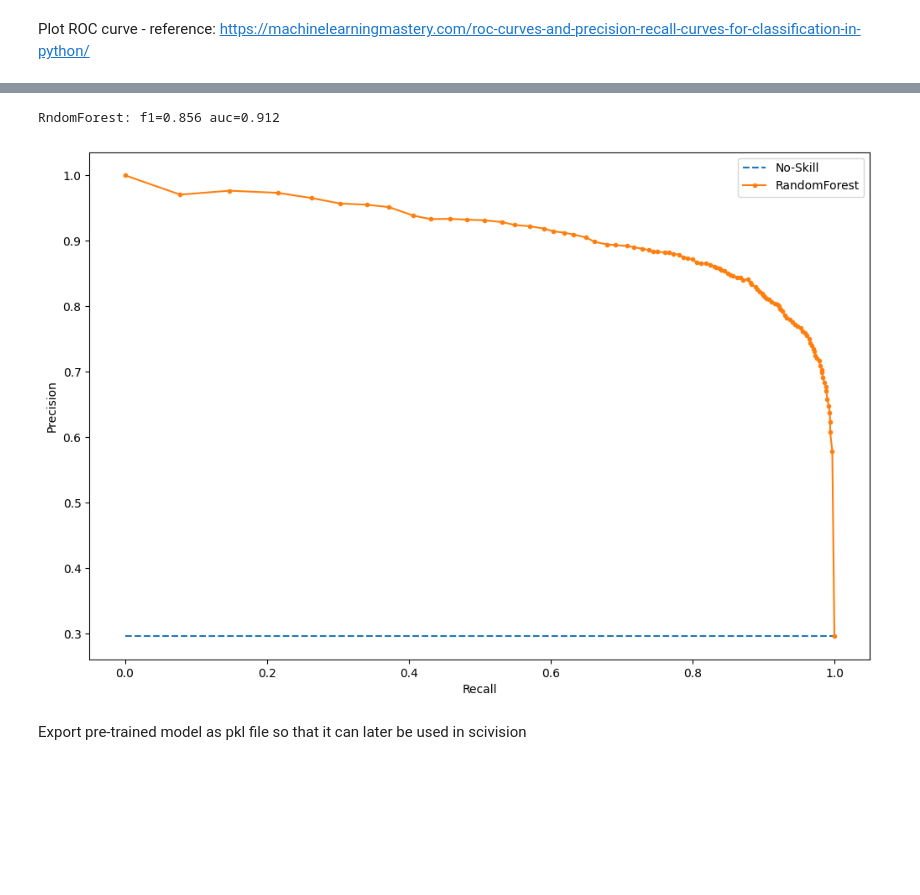
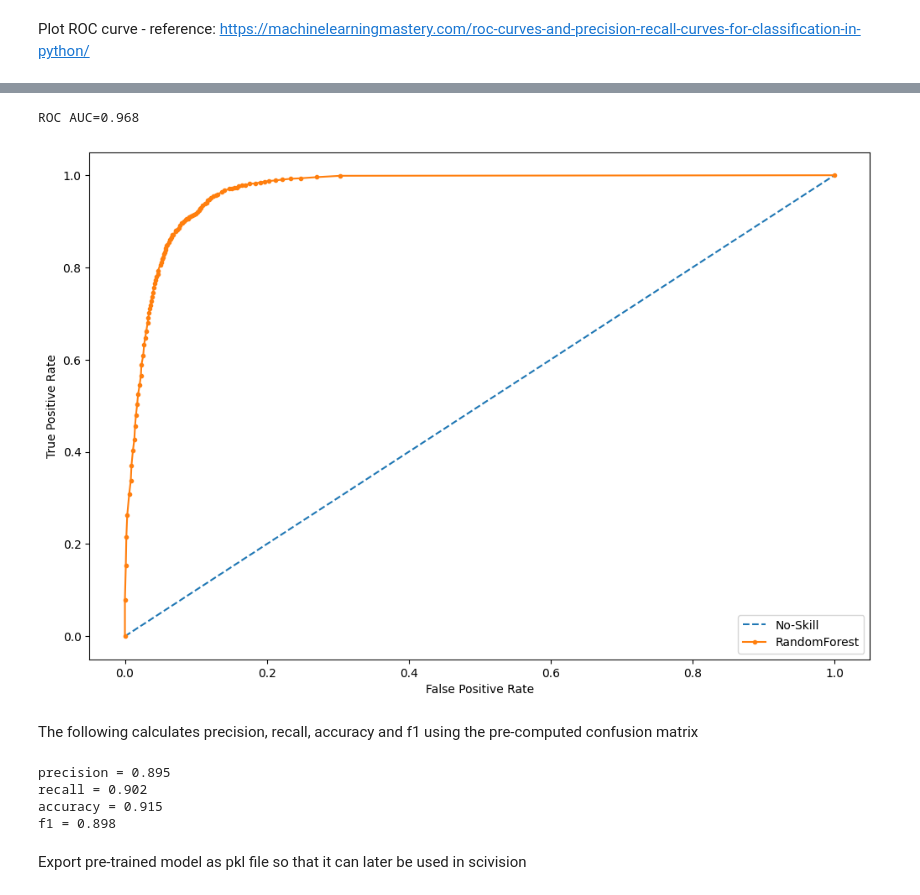
Before and after one commit to alan-turing-institute/plankton-dsg-challenge, a Jupyter notebook: notebooks/python/dsg2021/random_forest_label1.ipynb, the cells around one changed output, grey strips where cells are left out. Cells and saved outputs as stored; diff of their text form; code cells hidden in the pictures; blank space fills up the shorter version.

```diff
--- a/notebooks/python/dsg2021/random_forest_label1.ipynb
+++ b/notebooks/python/dsg2021/random_forest_label1.ipynb
@@ -215,23 +199,8 @@ Plot Precision-Recall Curve - reference: https://machinelearningmastery.com/roc-
-# %%
-# predict probabilities for X_test
-probs = clf.predict_proba(X_test)
-# keep probabilities for the positive outcome only - i.e. zooplankton
-probs = probs[:,1]
-precision, recall, _ = metrics.precision_recall_curve(y_test, probs)
-f1, auc = metrics.f1_score(y_test, y_pred), metrics.auc(recall, precision)
-# summarize scores
-print('RndomForest: f1=%.3f auc=%.3f' % (f1, auc))
-# plot the precision-recall curves
-no_skill = len(y_test[y_test==1]) / len(y_test)
-plt.plot([0, 1], [no_skill, no_skill], linestyle = "--", label = "No-Skill")
-plt.plot(recall, precision, marker = ".", label = "RandomForest")
-# axis labels
-plt.xlabel('Recall')
-plt.ylabel('Precision')
-# show legend
-plt.legend()
-# show plot
-plt.show()
-# %% [output]
-RndomForest: f1=0.856 auc=0.912
-[figure, removed]
+# %%
+from evaluate_model import plot_roc
+fig = plot_roc(clf, X_test, y_test)
+# %% [output]
+ROC AUC=0.968
+[figure, added]
+# %% [markdown]
+The following calculates precision, recall, accuracy and f1 using the pre-computed confusion matrix
@@ -238,3 +209,15 @@ RndomForest: f1=0.856 auc=0.912
+# %%
+from evaluate_model import model_metrics
+accuracy, precision, recall, f1 = model_metrics(confusion_matrix)
+print("precision = %.3f" % precision)
+print("recall = %.3f" % recall)
+print("accuracy = %.3f" % accuracy)
+print("f1 = %.3f" % f1)
+# %% [output]
+precision = 0.895
+recall = 0.902
+accuracy = 0.915
+f1 = 0.898
 # %% [markdown]
 Export pre-trained model as pkl file so that it can later be used in scivision
 # %%
```
Also changed, not shown: parts of 12 cells of this notebook, 3 other files.
